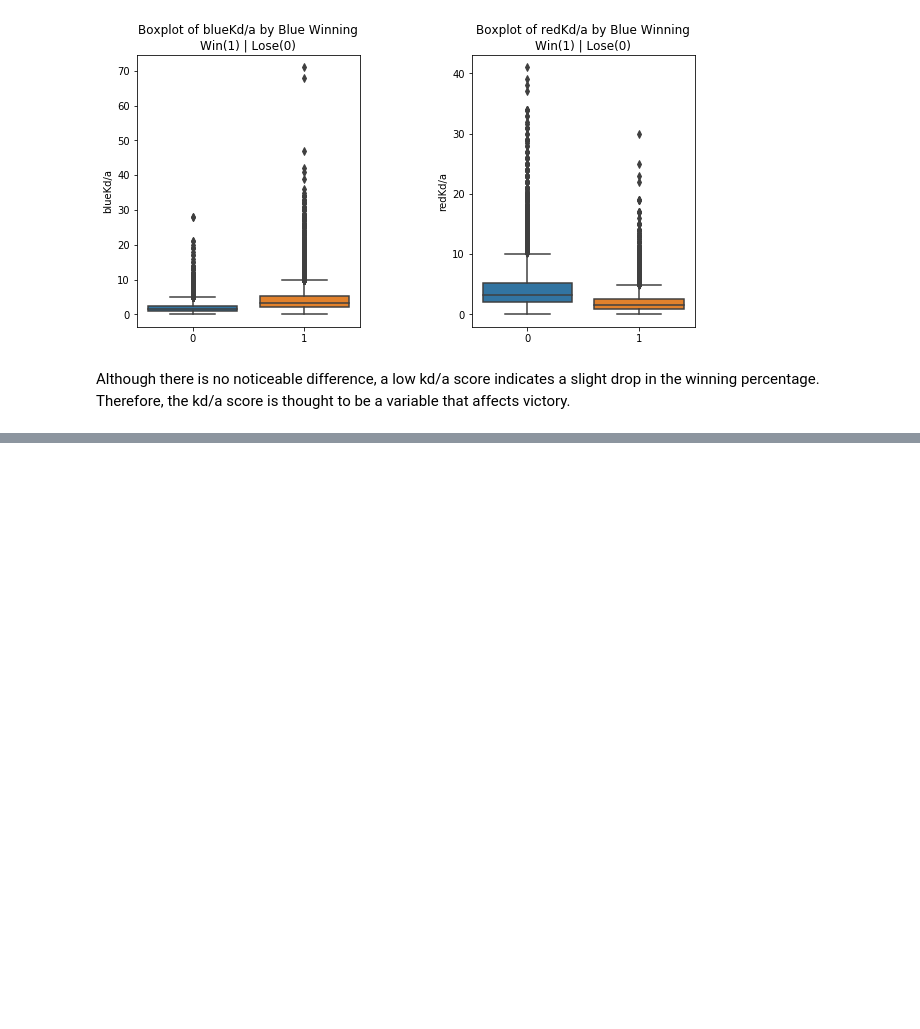
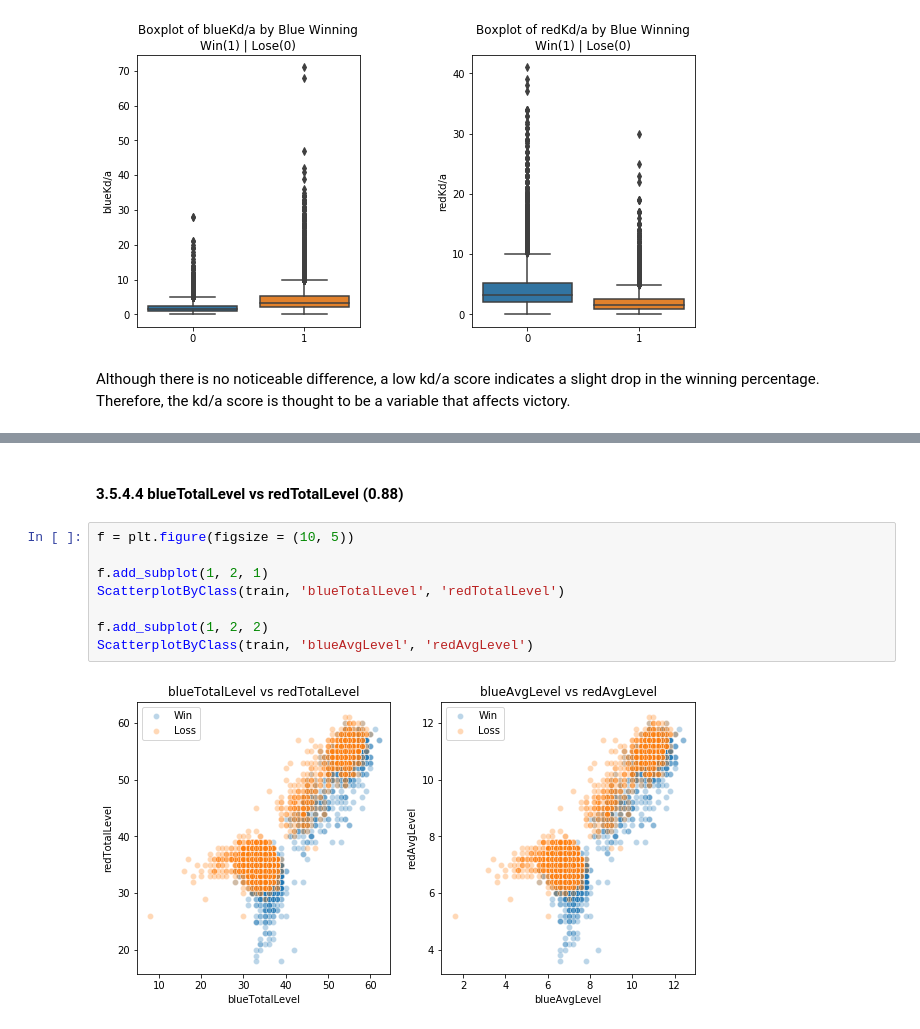
Before and after one commit to SSANGMAN/LoL, a Jupyter notebook: ipynb/Who_is_win_Exploratory Data Analysis_v1.ipynb, the cells around one changed output, grey strips where cells are left out. Saved outputs shown, nothing was run; the diff lists cells and outputs as text; blank space fills up the shorter version.

```diff
--- a/ipynb/Who_is_win_Exploratory Data Analysis_v1.ipynb
+++ b/ipynb/Who_is_win_Exploratory Data Analysis_v1.ipynb
@@ -678,0 +755,12 @@ plt.show()
+# %% [markdown]
+#### 3.5.4.4 blueTotalLevel vs redTotalLevel (0.88)
+# %%
+f = plt.figure(figsize = (10, 5))
+
+f.add_subplot(1, 2, 1)
+ScatterplotByClass(train, 'blueTotalLevel', 'redTotalLevel')
+
+f.add_subplot(1, 2, 2)
+ScatterplotByClass(train, 'blueAvgLevel', 'redAvgLevel')
+# %% [output]
+[figure, added]
```
Also changed, not shown: parts of 32 cells of this notebook.
